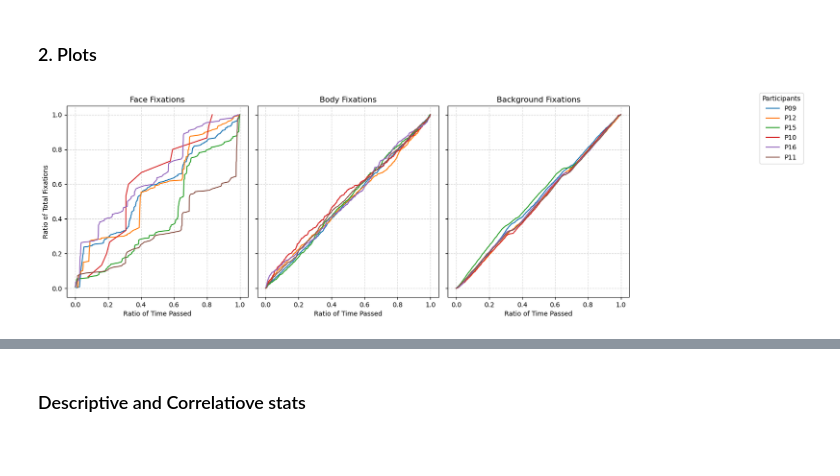
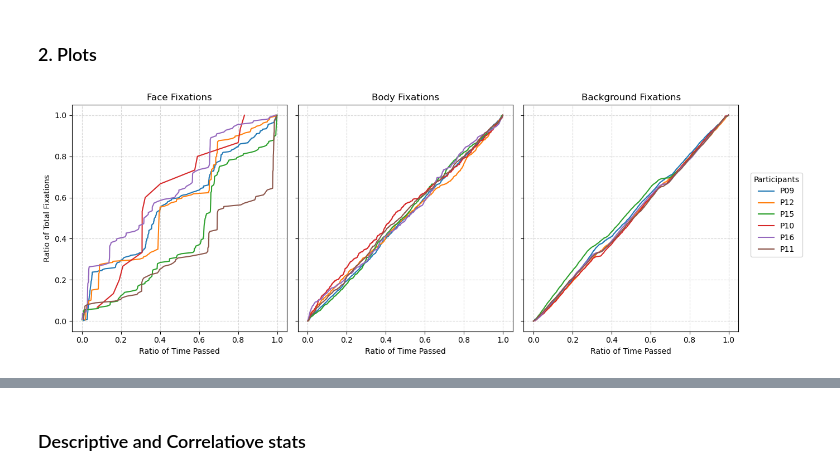
Before and after one commit to aliabugaga/Master-Thesis-Zaidan, a Jupyter notebook: fixations_analysis.ipynb, the cells around one changed output, grey strips where cells are left out. Saved outputs shown, nothing was run; the diff lists cells and outputs as text; code cells hidden in the pictures; blank space fills up the shorter version.

```diff
--- a/fixations_analysis.ipynb
+++ b/fixations_analysis.ipynb
@@ -244,41 +245,37 @@ participant_fixations_summary = fixation_analysis_df.groupby("Participant").agg(
 # %%
 # combine and compute merged CDFs per participant
 merged_participant_cdf = defaultdict(dict)
 
 for participant_id, fixation_types in participant_cdf_data.items():
     for fixation_type, dfs in fixation_types.items():
         combined_df = pd.concat(dfs, ignore_index=True).sort_values(by='normalised_time').reset_index(drop=True)
         combined_df['cumulative_count'] = range(1, len(combined_df) + 1)
         combined_df['cumulative_probability'] = combined_df['cumulative_count'] / len(combined_df)
         merged_participant_cdf[fixation_type][participant_id] = combined_df[['normalised_time', 'cumulative_probability']]
 
 # to plot all fixation types side by side
 fixation_types = list(merged_participant_cdf.keys())
 
 fig, axes = plt.subplots(1, len(fixation_types), figsize=(5 * len(fixation_types), 5), sharey=True)
 
-# If only one fixation type, axes might not be an array
-if len(fixation_types) == 1:
-    axes = [axes]
-
 for ax, fixation_type in zip(axes, fixation_types):
     participant_dfs = merged_participant_cdf[fixation_type]
     for participant_id, df in participant_dfs.items():
         ax.plot(df['normalised_time'], df['cumulative_probability'], label=f'{participant_id}')
     ax.set_title(f'{fixation_type.capitalize()} Fixations')
     ax.set_xlabel('Ratio of Time Passed')
     ax.grid(True, linestyle='--', alpha=0.5)
 
 axes[0].set_ylabel('Ratio of Total Fixations')
 
-# Create consolidated legend on the right outside the plots
+# a legend on the right outside the plots
 handles, labels = axes[0].get_legend_handles_labels()
-fig.legend(handles, labels, title='Participants', bbox_to_anchor=(1.02, 1), loc='upper left')
+fig.legend(handles, labels, title='Participants', bbox_to_anchor=(0.85, 0.7), loc='upper left')
 
-plt.tight_layout(rect=[0, 0, 0.85, 1])  # leave space for legend on right
+plt.tight_layout(rect=[0, 0, 0.85, 1])  # better visually
 plt.show()
 # %% [output]
-[figure, old version]
+[figure, new version]
 # %%
 # Sum fixations across all participants
 total_face = participant_fixations_summary['face fixations'].sum()
```
Also changed, not shown: parts of 11 cells of this notebook.
